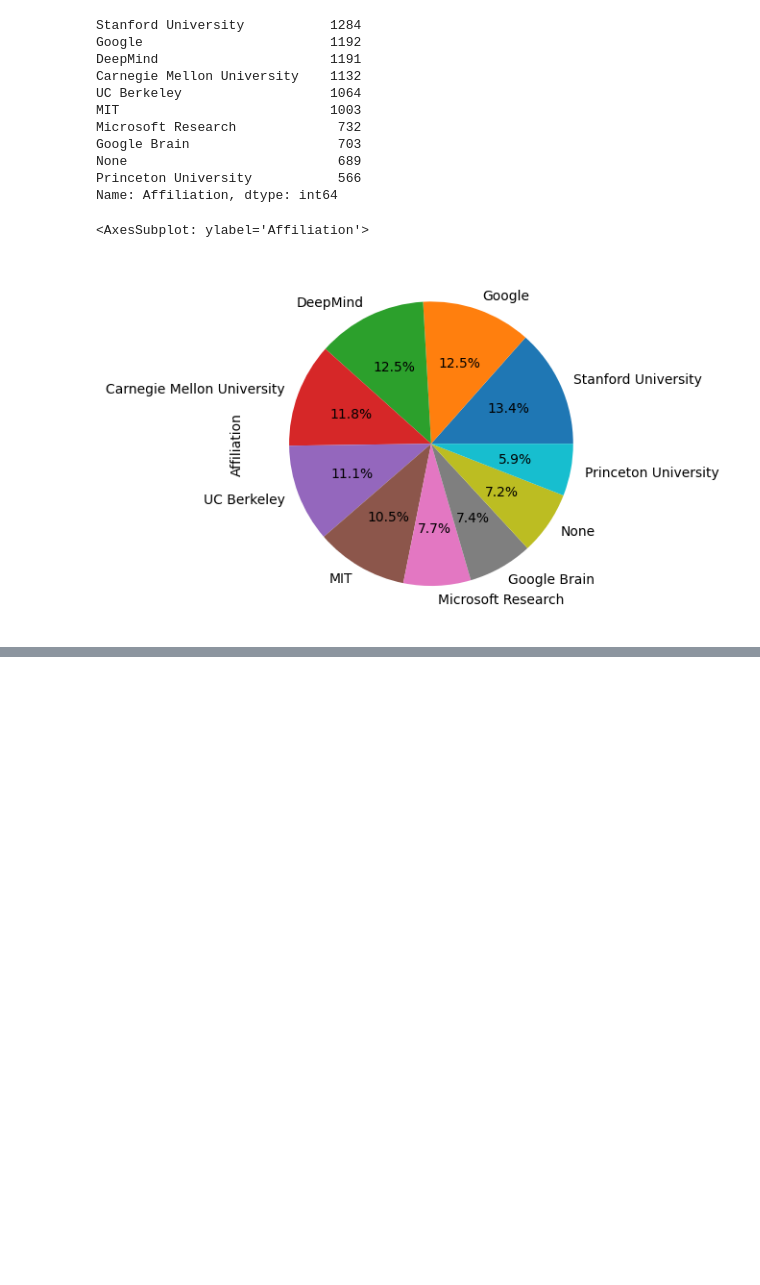
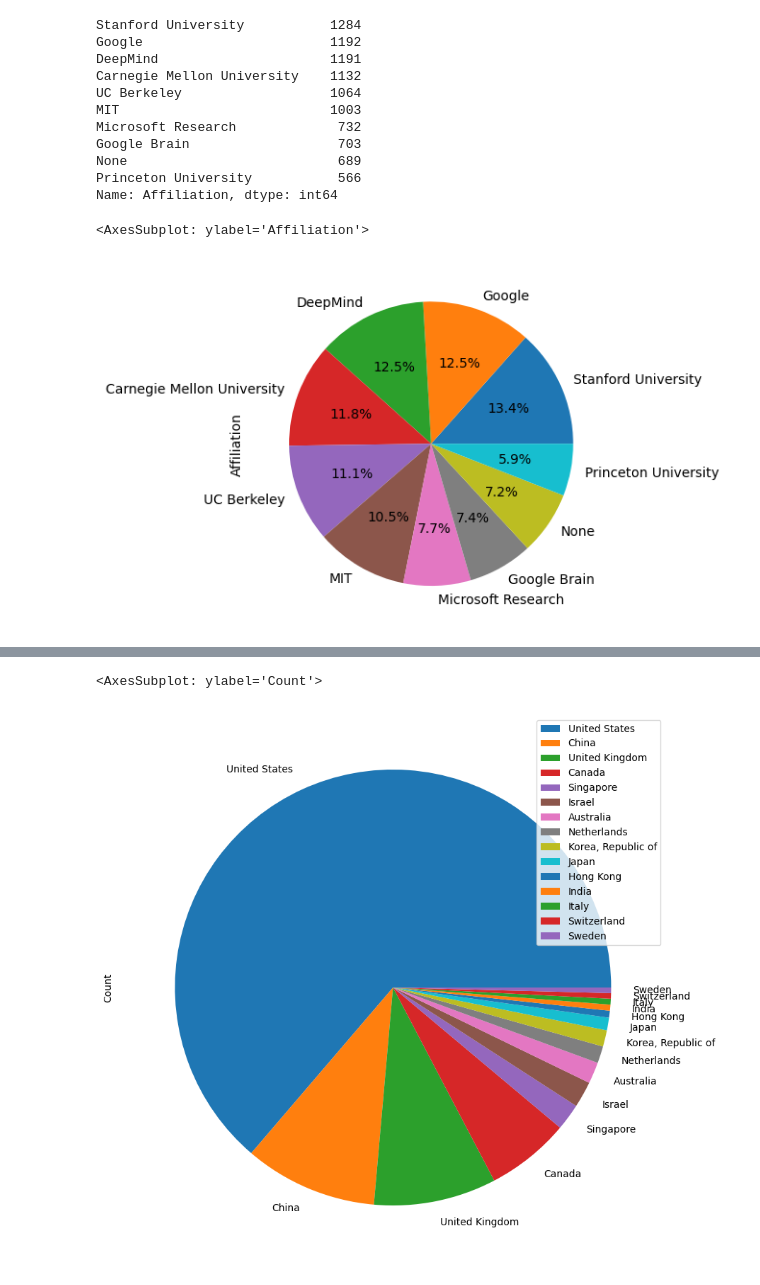
Before and after one commit to Sandeep-Desai/CS328-WrittenAssignment, a Jupyter notebook: read.ipynb, the cells around one changed output, grey strips where cells are left out. Cells and saved outputs as stored; diff of their text form; code cells hidden in the pictures; blank space fills up the shorter version.

```diff
--- a/read.ipynb
+++ b/read.ipynb
@@ -243,0 +509,12 @@ print(len(st))
+# %%
+
+## create a data frame with country and no of papers
+country_paper_count=pd.DataFrame(columns=['Country','Count'])
+unique_countries=country_university['Country'].unique()
+print(unique_countries)
+for country in unique_countries:
+    if type(country) is not str:
+        continue
+    total_paper_count=get_count_by_group([country])[country]
+    country_paper_count=country_paper_count.append({'Country':country,'Count':total_paper_count},ignore_index=True)
+country_paper_count.head()
@@ -243,0 +543,14 @@ print(len(st))
+# %%
+import pycountry
+
+def get_country_name(country_code):
+    try:
+        return pycountry.countries.get(alpha_2=country_code).name
+    except:
+        return country_code
+
+country_paper_count['Country']=country_paper_count['Country'].apply(get_country_name)
+country_paper_count.dropna(inplace=True)
+country_paper_count.head()
+# export to csv
+country_paper_count.to_csv('country_paper_count.csv',index=False)
@@ -243,0 +566,10 @@ print(len(st))
+# %%
+# total paper count for which country is found
+country_paper_count['Count'].sum()
+
+# pie chart for country paper count using pandas for top 20 countries
+country_paper_count.sort_values(by=['Count'],ascending=False,inplace=True)
+country_paper_count.head(15).plot(kind='pie',y='Count',labels=country_paper_count['Country'],figsize=(10,10))
+# %% [output]
+<AxesSubplot: ylabel='Count'>
+[figure, added]
```
Also changed, not shown: parts of 37 cells of this notebook, 6 other files.
